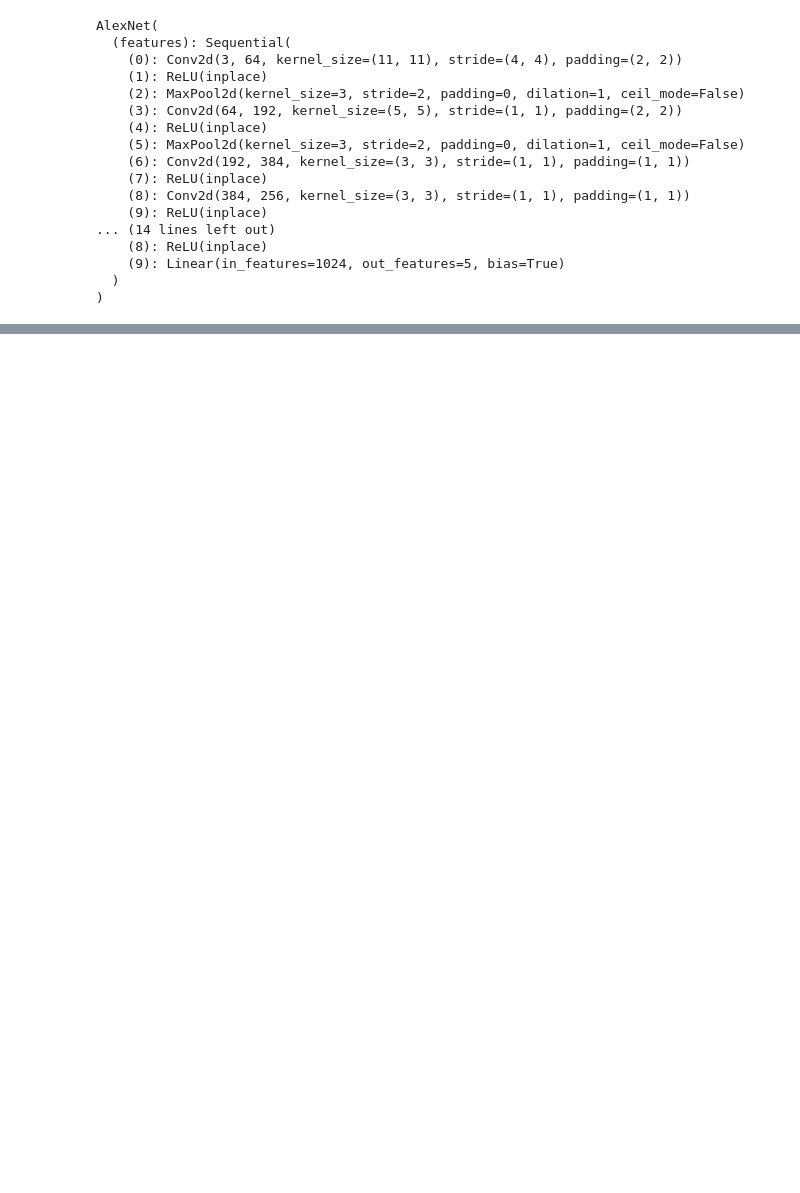
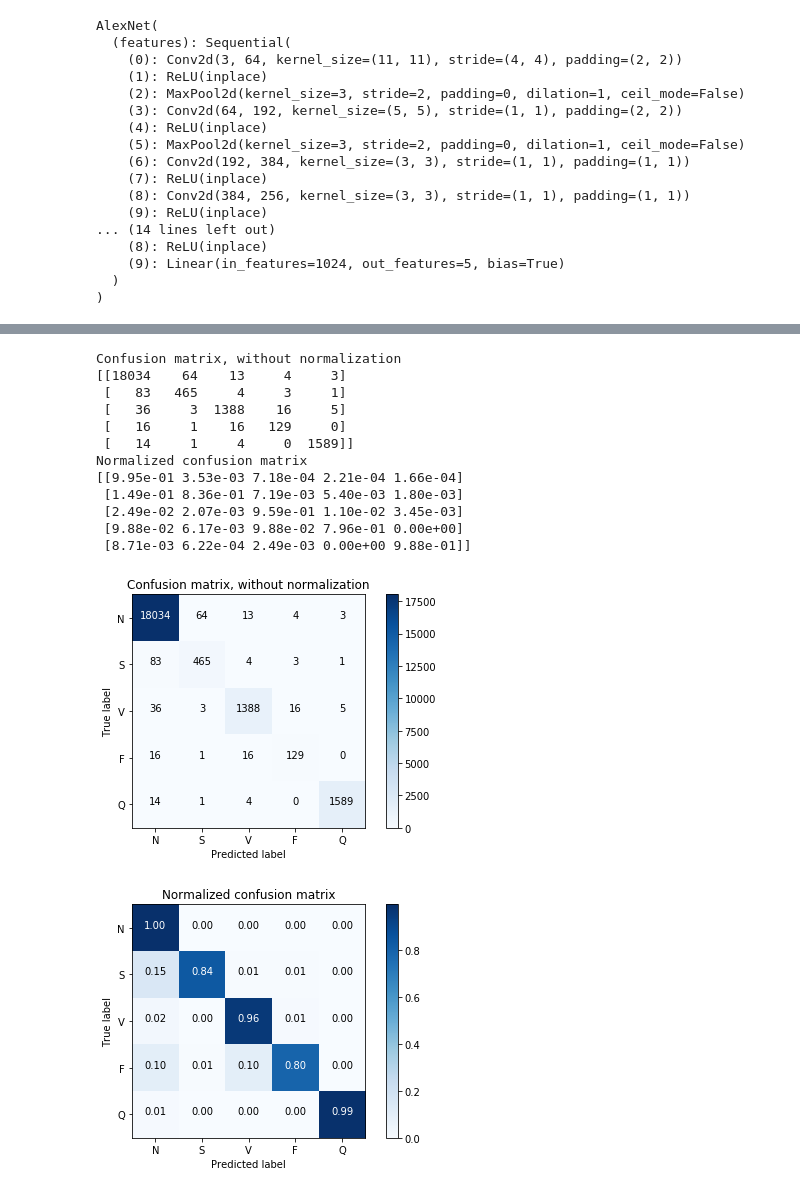
Before and after one commit to atabas/Heartbeat-Classification, a Jupyter notebook: heartbeat_classification.ipynb, the cells around one changed output, grey strips where cells are left out. Cells and saved outputs as stored; diff of their text form; code cells hidden in the pictures; blank space fills up the shorter version.

```diff
--- a/heartbeat_classification.ipynb
+++ b/heartbeat_classification.ipynb
@@ -271,0 +412,15 @@ test_acc
+# %%
+ckpt_f1 = torch.load('res_net_test_f1_best.chk')
+res_net_saved_f1 = resnet18(pretrained=True)
+for param in res_net_saved_f1.parameters():
+    param.requires_grad = False
+
+num_ftrs = res_net_saved_f1.fc.in_features
+res_net_saved_f1.fc = nn.Sequential(
+                nn.Linear(in_features=num_ftrs, out_features=256, bias=False),
+                nn.ReLU(),
+                nn.Linear(in_features=256, out_features=128, bias=True),
+                nn.ReLU(),
+                nn.Linear(in_features=128, out_features=5, bias=True))
+res_net_saved_f1.load_state_dict(ckpt_f1['net'])
+res_net_saved_f1.cuda()
@@ -272,3 +447,5 @@ test_acc
+# %%
+test_acc_f, all_true_f, all_pred_f = test(res_net_saved_f1, hb_test_loader_bln_3)
 # %%
 with open ('all_labels.pkl', 'wb') as f:
     pickle.dump(all_true, f)
@@ -351,0 +532,17 @@ Normalized confusion matrix
+# %%
+compute_confusion_matrix(all_true_f, all_pred_f)
+# %% [output]
+Confusion matrix, without normalization
+[[18034    64    13     4     3]
+ [   83   465     4     3     1]
+ [   36     3  1388    16     5]
+ [   16     1    16   129     0]
+ [   14     1     4     0  1589]]
+Normalized confusion matrix
+[[9.95e-01 3.53e-03 7.18e-04 2.21e-04 1.66e-04]
+ [1.49e-01 8.36e-01 7.19e-03 5.40e-03 1.80e-03]
+ [2.49e-02 2.07e-03 9.59e-01 1.10e-02 3.45e-03]
+ [9.88e-02 6.17e-03 9.88e-02 7.96e-01 0.00e+00]
+ [8.71e-03 6.22e-04 2.49e-03 0.00e+00 9.88e-01]]
+[figure, added]
+[figure, added]
```
Also changed, not shown: parts of 18 cells of this notebook, 2 other files.
